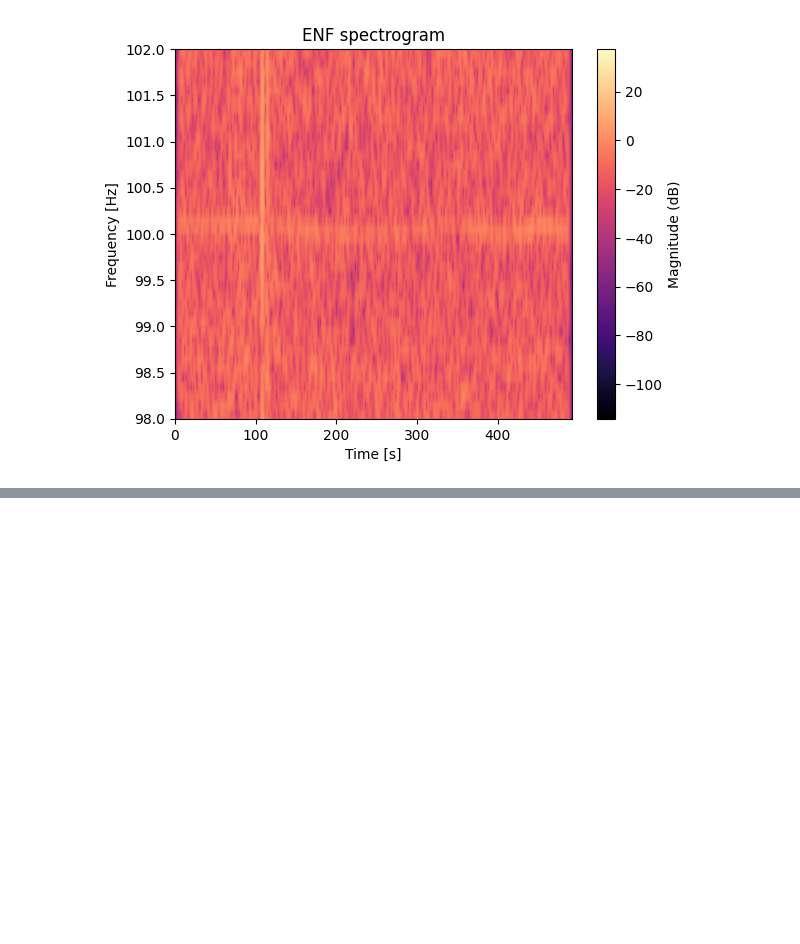
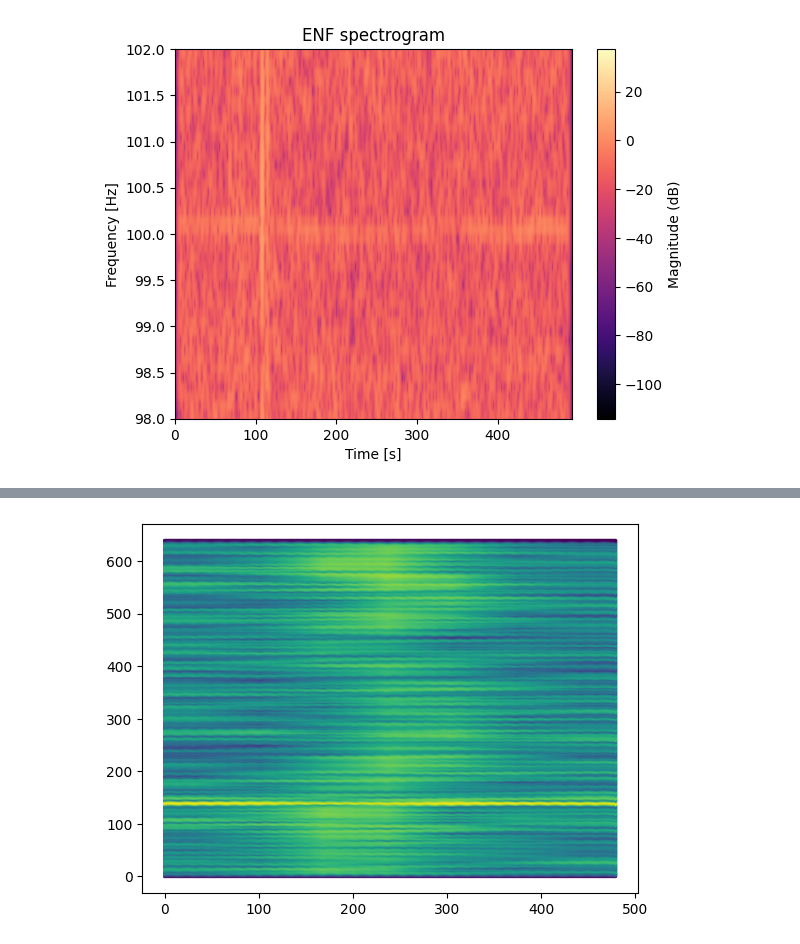
Before and after one commit to wszystko1/Timestaming-using-ENF-, a Jupyter notebook: extract.ipynb, the cells around one changed output, grey strips where cells are left out. Cells and saved outputs as stored; diff of their text form; code cells hidden in the pictures; blank space fills up the shorter version.

```diff
--- a/extract.ipynb
+++ b/extract.ipynb
@@ -65,0 +86,36 @@ plt.show()
+# %%
+fig = plt.figure(frameon=False)
+ax = fig.add_axes([0, 0, 1, 1])
+
+plt.imshow(
+    Sx_dB_filtered,
+    origin='lower',
+    aspect='auto',
+    cmap='magma',
+    interpolation='bilinear'
+)
+
+ax.axis('off')
+fig.canvas.draw()
+width, height = fig.canvas.get_width_height() # (640, 480)
+img = np.asarray(fig.canvas.buffer_rgba())
+plt.close(fig)
+# %%
+nx, ny, _ = img.shape
+xx, yy = np.indices((nx, ny))
+cords = np.column_stack((xx.ravel(), yy.ravel()))
+
+def color_convert(c):
+  r, g, b, _ = c
+  lumi = int(0.2126*r + 0.7152*g + 0.0722*b)
+  return lumi
+
+img_flat = img.reshape(-1, 4)
+colors = [color_convert(tuple(row)) for row in img_flat]
+
+X = np.column_stack((cords, colors))
+plt.figure(figsize=(6.4, 4.8))
+plt.scatter(X[:, 0], X[:, 1], c=X[:, 2], s=2)
+plt.show()
+# %% [output]
+[figure, added]
```
Also changed, not shown: parts of 13 cells of this notebook.
